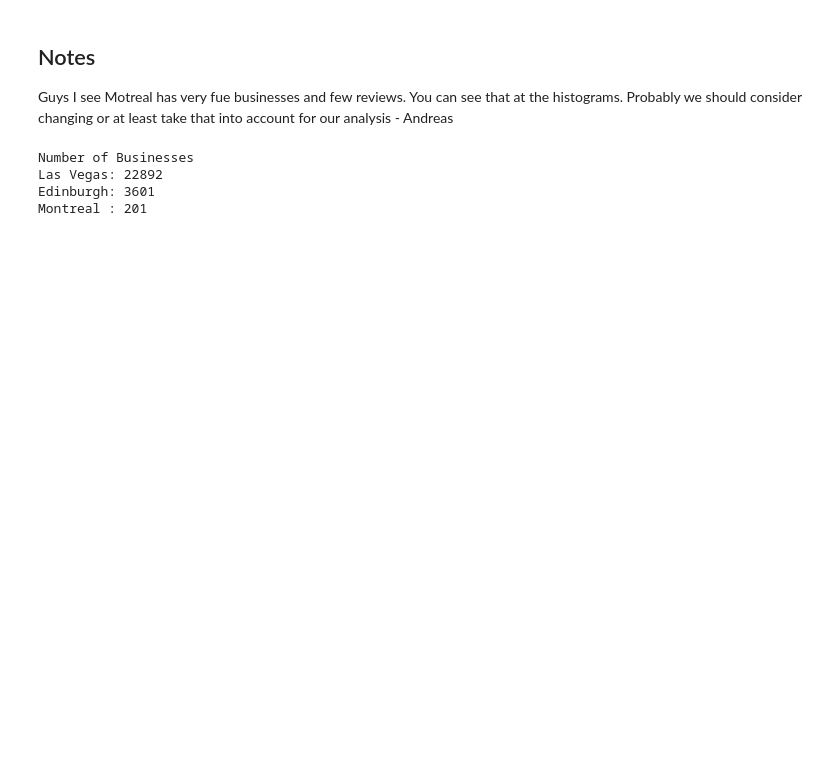
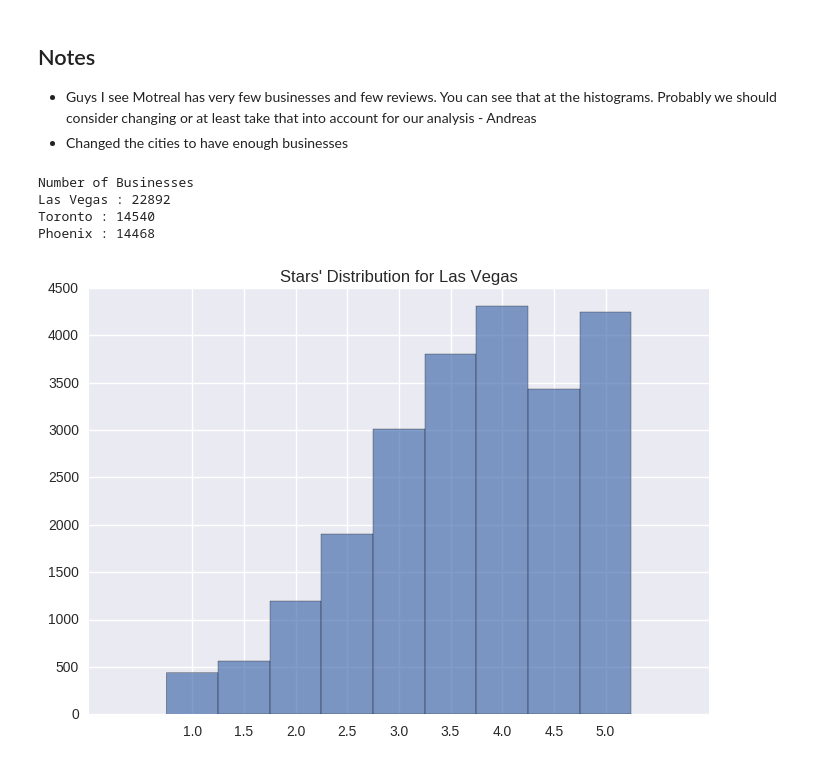
Before and after one commit to klimoka/COMPG011_group_project, a Jupyter notebook: Assi_1.ipynb, the cells around one changed output. Cells and saved outputs as stored; diff of their text form; code cells hidden in the pictures; blank space fills up the shorter version.

```diff
--- a/Assi_1.ipynb
+++ b/Assi_1.ipynb
@@ -1,7 +1,8 @@
 # %% [markdown]
 ## Notes
 
-Guys I see Motreal has very fue businesses and few reviews. You can see that at the histograms. Probably we should consider changing or at least take that into account for our analysis - Andreas
+* Guys I see Motreal has very few businesses and few reviews. You can see that at the histograms. Probably we should consider changing or at least take that into account for our analysis - Andreas
+* Changed the cities to have enough businesses
 # %%
 import pandas as pd
 import matplotlib.pyplot as plt
@@ -11,14 +14,27 @@ import seaborn as sns
 business_df= pd.read_csv("data/csv/yelp_academic_dataset_business.csv")
 #business_df.info()
 # %%
+city1="Las Vegas"
+city2="Toronto"
+city3="Phoenix"
+
 print("Number of Businesses")
 
-print("Las Vegas:",len(business_df[business_df.city=="Las Vegas"]))
-print("Edinburgh:",len(business_df[business_df.city=="Edinburgh"]))
-print("Montreal :",len(business_df[business_df.city=="Montreal"]))
+print(city1,":",len(business_df[business_df.city==city1]))
+print(city2,":",len(business_df[business_df.city==city2]))
+print(city3,":",len(business_df[business_df.city==city3]))
 # %% [output]
 Number of Businesses
-Las Vegas: 22892
-Edinburgh: 3601
-Montreal : 201
+Las Vegas : 22892
+Toronto : 14540
+Phoenix : 14468
+# %%
+LV = business_df[business_df.city == city1]
+
+n_total, bins, patch = plt.hist(LV.stars, bins=np.arange(1,6,0.5), alpha=0.7,align="left",normed=False,histtype="bar")
+plt.xticks(np.arange(1,5.5,0.5))
+plt.title("Stars' Distribution for Las Vegas")
+plt.show()
+# %% [output]
+[figure, added]
 # %%
```
Also changed, not shown: parts of 11 cells of this notebook.
